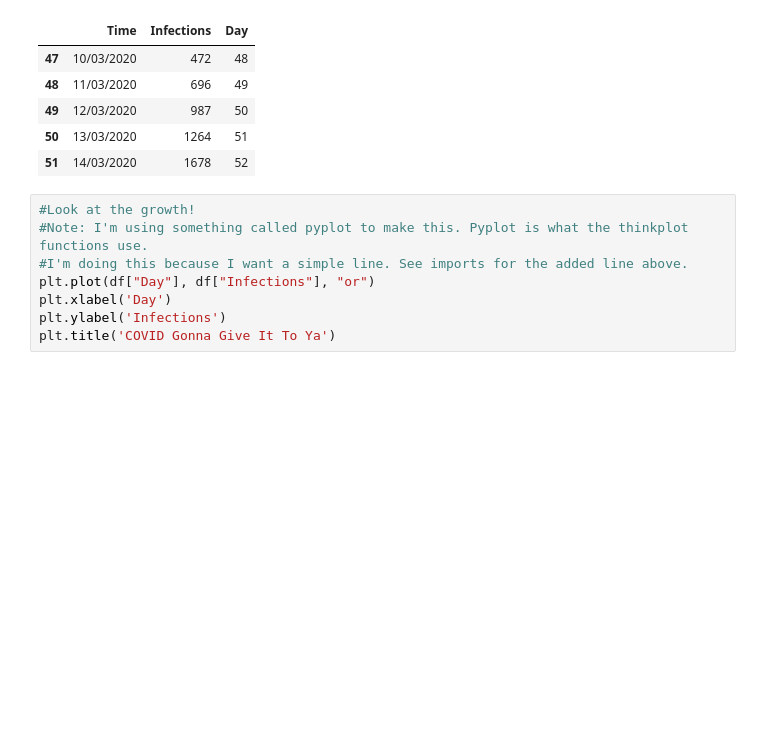
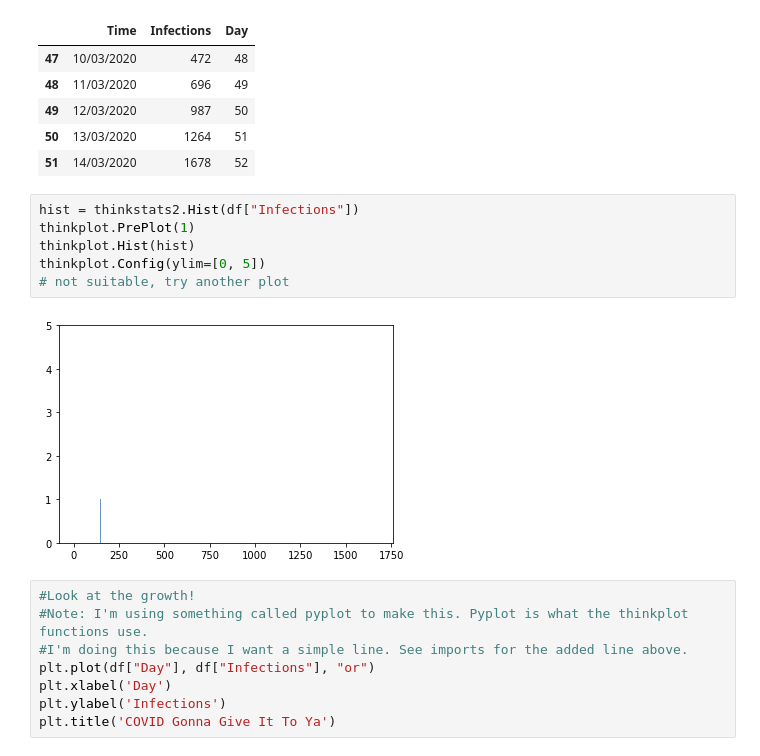
Before and after one commit to Soniyasunny1/BasicClassExamples, a Jupyter notebook: 006_DistributionsExample.ipynb, the cells around one changed output. Drawn from its saved outputs; the diff is of its cells as text; blank space fills up the shorter version.

```diff
--- a/006_DistributionsExample.ipynb
+++ b/006_DistributionsExample.ipynb
@@ -44,6 +44,14 @@ df.tail()
 | 49 | 12/03/2020 | 987 | 50 |
 | 50 | 13/03/2020 | 1264 | 51 |
 | 51 | 14/03/2020 | 1678 | 52 |
+# %%
+hist = thinkstats2.Hist(df["Infections"])
+thinkplot.PrePlot(1)
+thinkplot.Hist(hist)
+thinkplot.Config(ylim=[0, 5])
+# not suitable, try another plot
+# %% [output]
+[figure, added]
 # %%
 #Look at the growth!
 #Note: I'm using something called pyplot to make this. Pyplot is what the thinkplot functions use.
```
Also changed, not shown: 3 other files.
